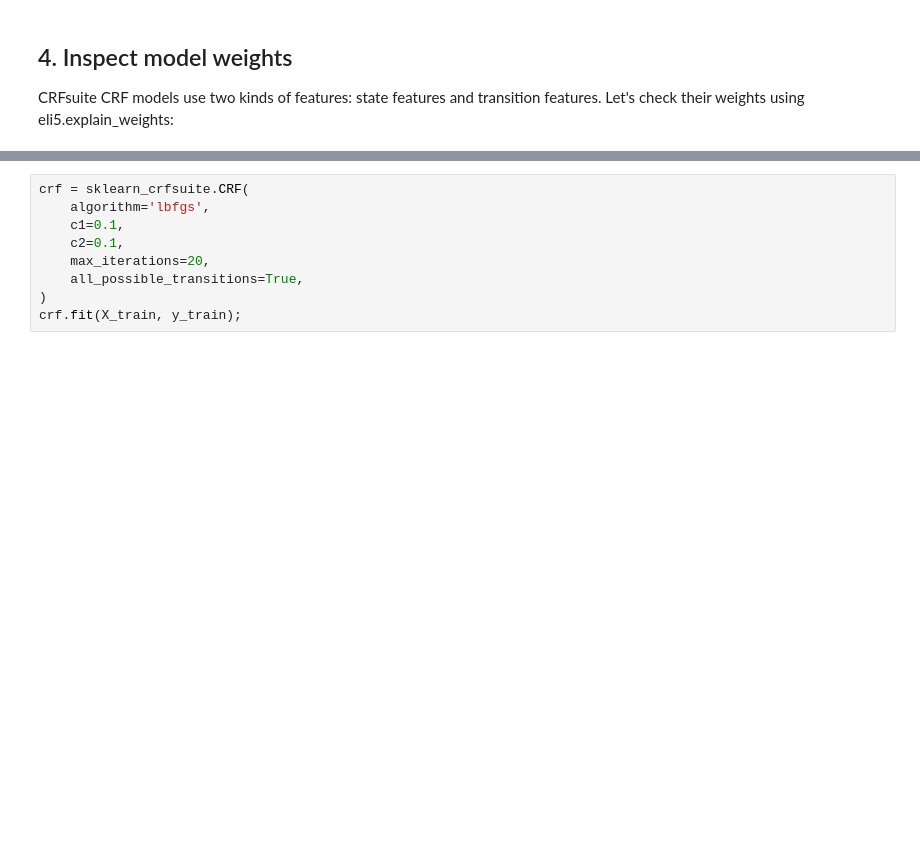
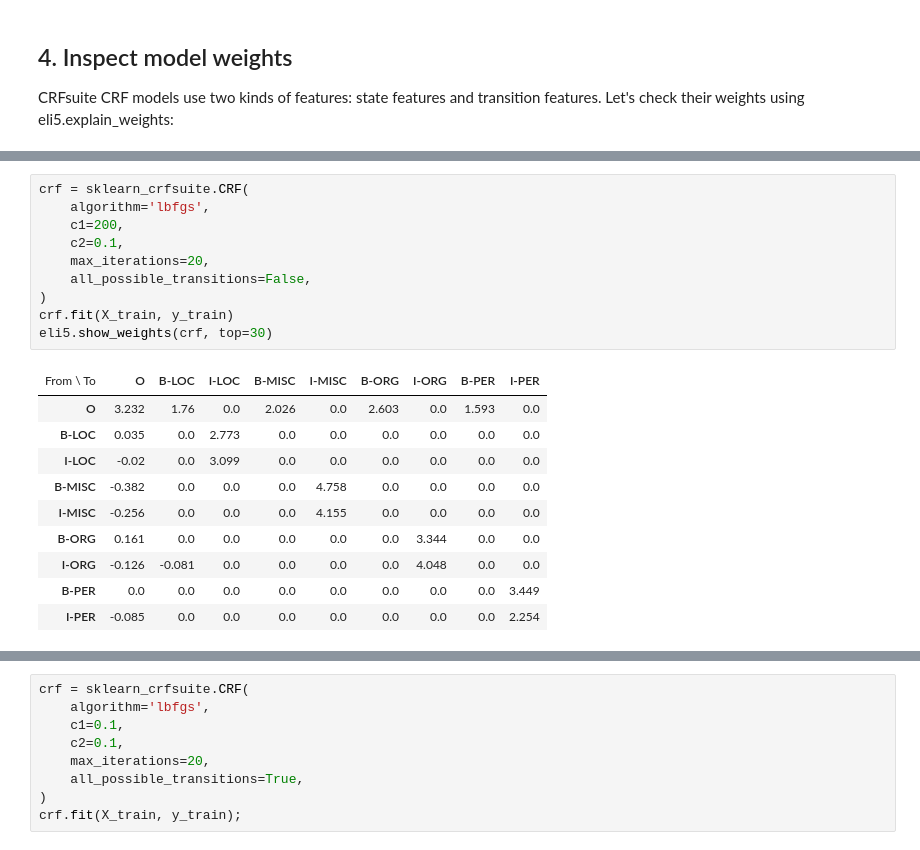
Before and after one commit to TeamHG-Memex/eli5, a Jupyter notebook: notebooks/sklearn-crfsuite.ipynb, the cells around one changed output, grey strips where cells are left out. Saved outputs shown, nothing was run; the diff lists cells and outputs as text; blank space fills up the shorter version.

Commit message:
DOC update sklearn-crfsuite tutorial:
* fixed I-ORG -> B-LOC example explanation;
* inpect effect of regularization.

```diff
--- a/notebooks/sklearn-crfsuite.ipynb
+++ b/notebooks/sklearn-crfsuite.ipynb
@@ -154,0 +155,21 @@ We'd also expect that O -> I-ENTIRY transitions have large negative weights beca
+# %%
+crf = sklearn_crfsuite.CRF(
+    algorithm='lbfgs',
+    c1=200,
+    c2=0.1,
+    max_iterations=20,
+    all_possible_transitions=False,
+)
+crf.fit(X_train, y_train)
+eli5.show_weights(crf, top=30)
+# %% [output]
+| From \ To | O | B-LOC | I-LOC | B-MISC | I-MISC | B-ORG | I-ORG | B-PER | I-PER |
+| O | 3.232 | 1.76 | 0.0 | 2.026 | 0.0 | 2.603 | 0.0 | 1.593 | 0.0 |
+| B-LOC | 0.035 | 0.0 | 2.773 | 0.0 | 0.0 | 0.0 | 0.0 | 0.0 | 0.0 |
+| I-LOC | -0.02 | 0.0 | 3.099 | 0.0 | 0.0 | 0.0 | 0.0 | 0.0 | 0.0 |
+| B-MISC | -0.382 | 0.0 | 0.0 | 0.0 | 4.758 | 0.0 | 0.0 | 0.0 | 0.0 |
+| I-MISC | -0.256 | 0.0 | 0.0 | 0.0 | 4.155 | 0.0 | 0.0 | 0.0 | 0.0 |
+| B-ORG | 0.161 | 0.0 | 0.0 | 0.0 | 0.0 | 0.0 | 3.344 | 0.0 | 0.0 |
+| I-ORG | -0.126 | -0.081 | 0.0 | 0.0 | 0.0 | 0.0 | 4.048 | 0.0 | 0.0 |
+| B-PER | 0.0 | 0.0 | 0.0 | 0.0 | 0.0 | 0.0 | 0.0 | 0.0 | 3.449 |
+| I-PER | -0.085 | 0.0 | 0.0 | 0.0 | 0.0 | 0.0 | 0.0 | 0.0 | 2.254 |
```
Also changed, not shown: parts of 4 cells of this notebook.
